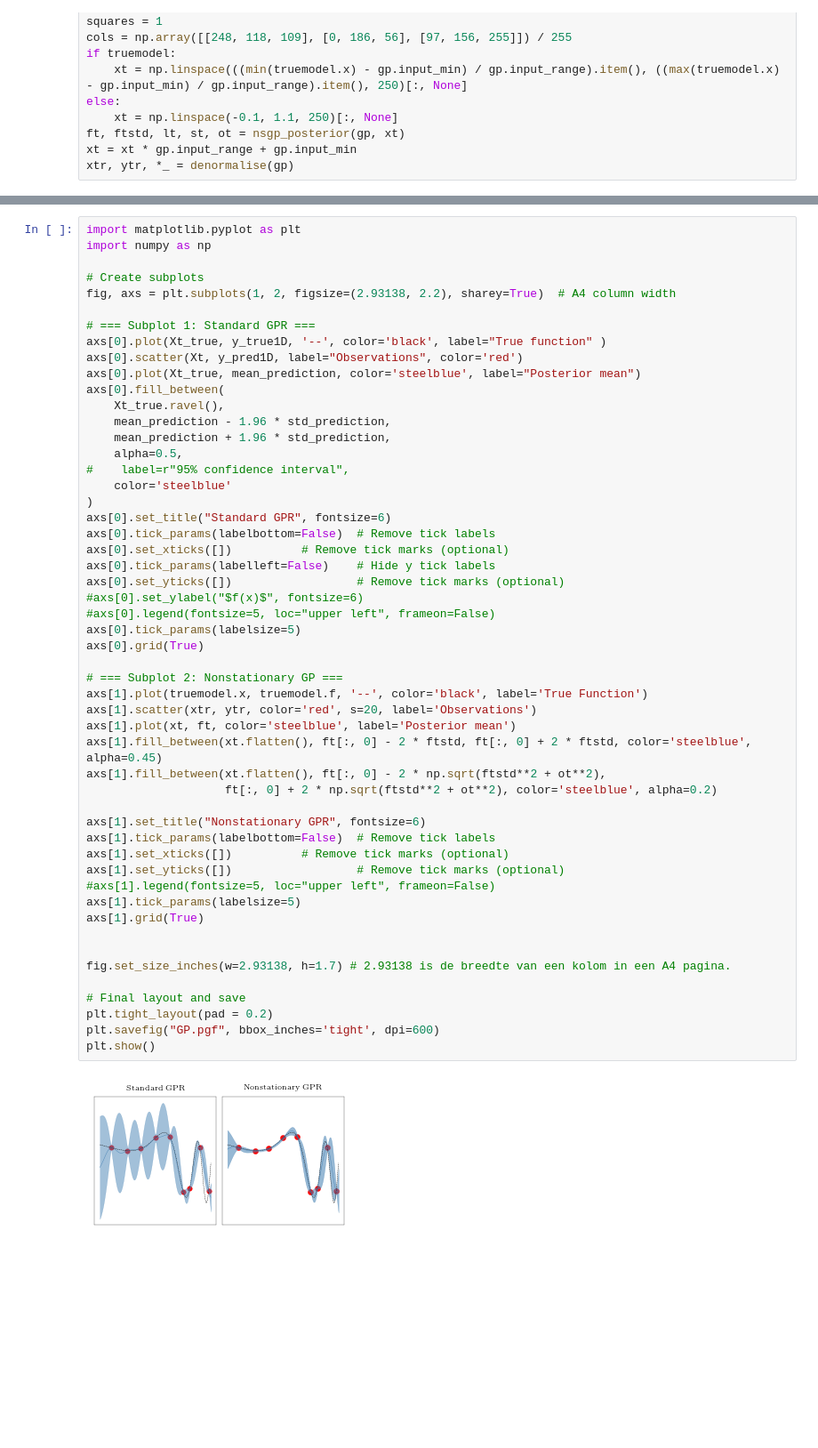
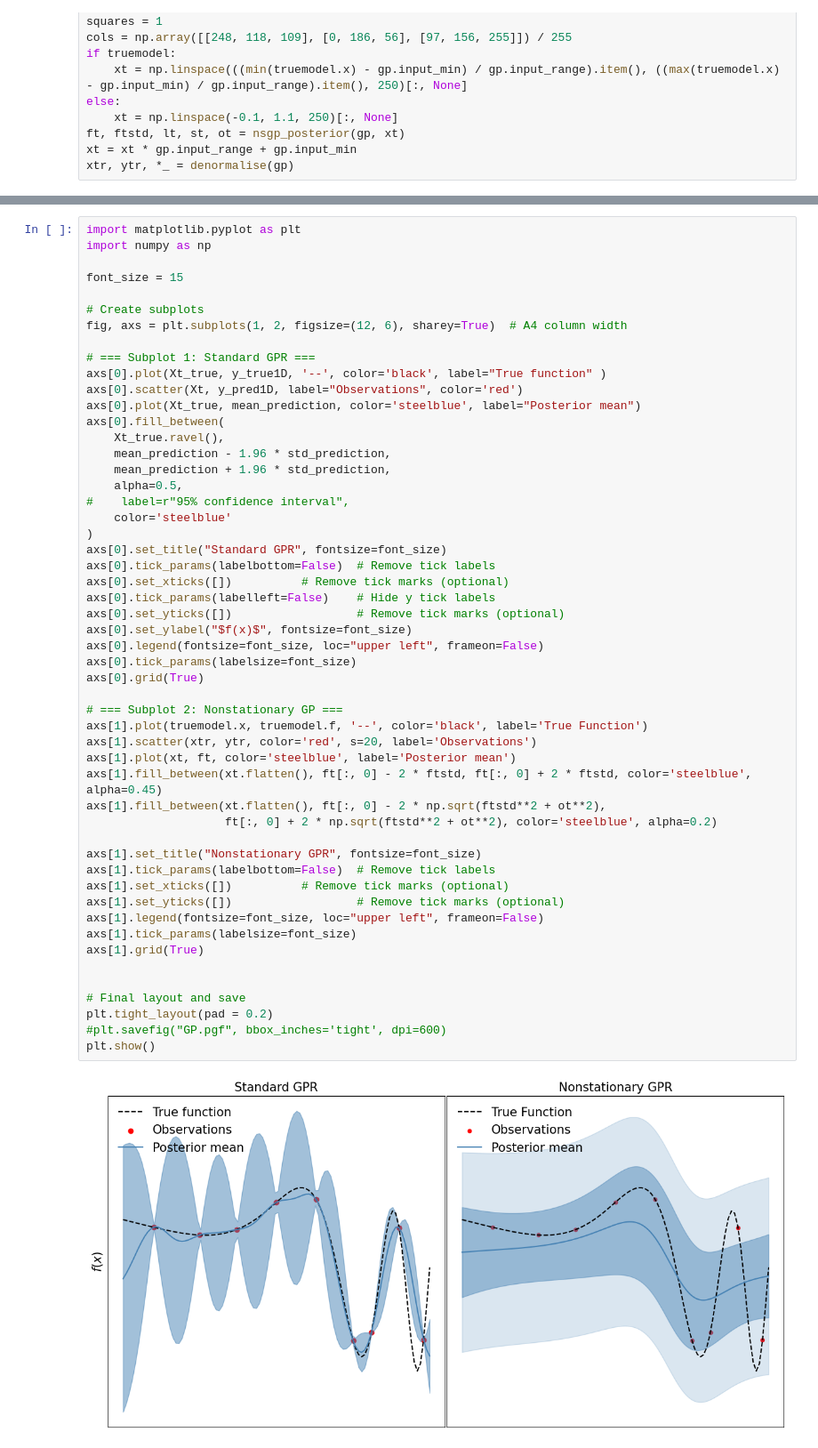
Before and after one commit to Frakert/NSGPR, a Jupyter notebook: Examples/GP vs NSGP.ipynb, the cells around one changed output, grey strips where cells are left out. Shown at 89% size. Saved outputs shown, nothing was run; the diff lists cells and outputs as text; blank space fills up the shorter version.

```diff
--- a/Examples/GP vs NSGP.ipynb
+++ b/Examples/GP vs NSGP.ipynb
@@ -163,8 +137,10 @@ plt.rcParams.update({
 import matplotlib.pyplot as plt
 import numpy as np
 
+font_size = 15
+
 # Create subplots
-fig, axs = plt.subplots(1, 2, figsize=(2.93138, 2.2), sharey=True)  # A4 column width
+fig, axs = plt.subplots(1, 2, figsize=(12, 6), sharey=True)  # A4 column width
 
 # === Subplot 1: Standard GPR ===
 axs[0].plot(Xt_true, y_true1D, '--', color='black', label="True function" )
@@ -175,41 +151,39 @@ axs[0].fill_between(
     mean_prediction - 1.96 * std_prediction,
     mean_prediction + 1.96 * std_prediction,
     alpha=0.5,
 #    label=r"95% confidence interval",
     color='steelblue'
 )
-axs[0].set_title("Standard GPR", fontsize=6)
+axs[0].set_title("Standard GPR", fontsize=font_size)
 axs[0].tick_params(labelbottom=False)  # Remove tick labels
 axs[0].set_xticks([])          # Remove tick marks (optional)
 axs[0].tick_params(labelleft=False)    # Hide y tick labels
 axs[0].set_yticks([])                  # Remove tick marks (optional)
-#axs[0].set_ylabel("$f(x)$", fontsize=6)
-#axs[0].legend(fontsize=5, loc="upper left", frameon=False)
-axs[0].tick_params(labelsize=5)
+axs[0].set_ylabel("$f(x)$", fontsize=font_size)
+axs[0].legend(fontsize=font_size, loc="upper left", frameon=False)
+axs[0].tick_params(labelsize=font_size)
 axs[0].grid(True)
 
 # === Subplot 2: Nonstationary GP ===
 axs[1].plot(truemodel.x, truemodel.f, '--', color='black', label='True Function')
 axs[1].scatter(xtr, ytr, color='red', s=20, label='Observations')
 axs[1].plot(xt, ft, color='steelblue', label='Posterior mean')
 axs[1].fill_between(xt.flatten(), ft[:, 0] - 2 * ftstd, ft[:, 0] + 2 * ftstd, color='steelblue', alpha=0.45)
 axs[1].fill_between(xt.flatten(), ft[:, 0] - 2 * np.sqrt(ftstd**2 + ot**2),
                     ft[:, 0] + 2 * np.sqrt(ftstd**2 + ot**2), color='steelblue', alpha=0.2)
 
-axs[1].set_title("Nonstationary GPR", fontsize=6)
+axs[1].set_title("Nonstationary GPR", fontsize=font_size)
 axs[1].tick_params(labelbottom=False)  # Remove tick labels
 axs[1].set_xticks([])          # Remove tick marks (optional)
 axs[1].set_yticks([])                  # Remove tick marks (optional)
-#axs[1].legend(fontsize=5, loc="upper left", frameon=False)
-axs[1].tick_params(labelsize=5)
+axs[1].legend(fontsize=font_size, loc="upper left", frameon=False)
+axs[1].tick_params(labelsize=font_size)
 axs[1].grid(True)
 
 
-fig.set_size_inches(w=2.93138, h=1.7) # 2.93138 is de breedte van een kolom in een A4 pagina.
-
 # Final layout and save
 plt.tight_layout(pad = 0.2)
-plt.savefig("GP.pgf", bbox_inches='tight', dpi=600)
+#plt.savefig("GP.pgf", bbox_inches='tight', dpi=600)
 plt.show()
 # %% [output]
-[figure, old version]
+[figure, new version]
```
Also changed, not shown: parts of 1 cell of this notebook, 3 other files.
